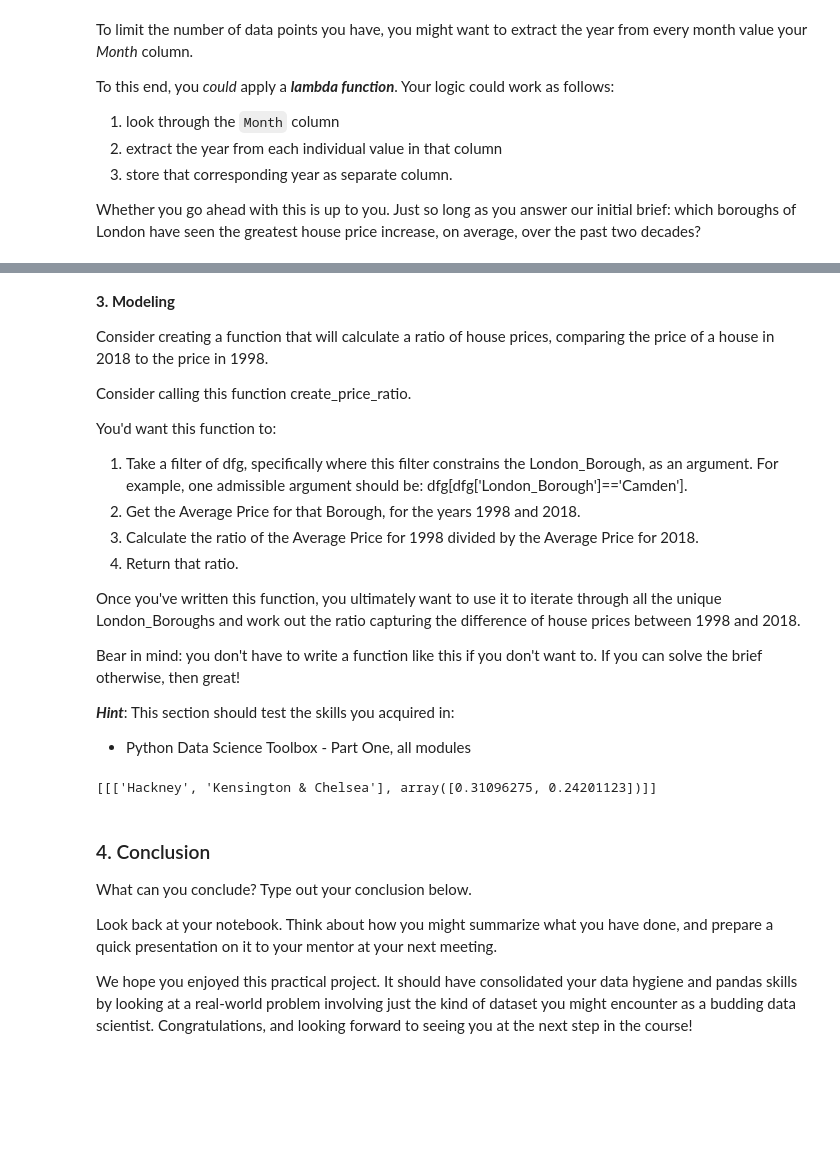
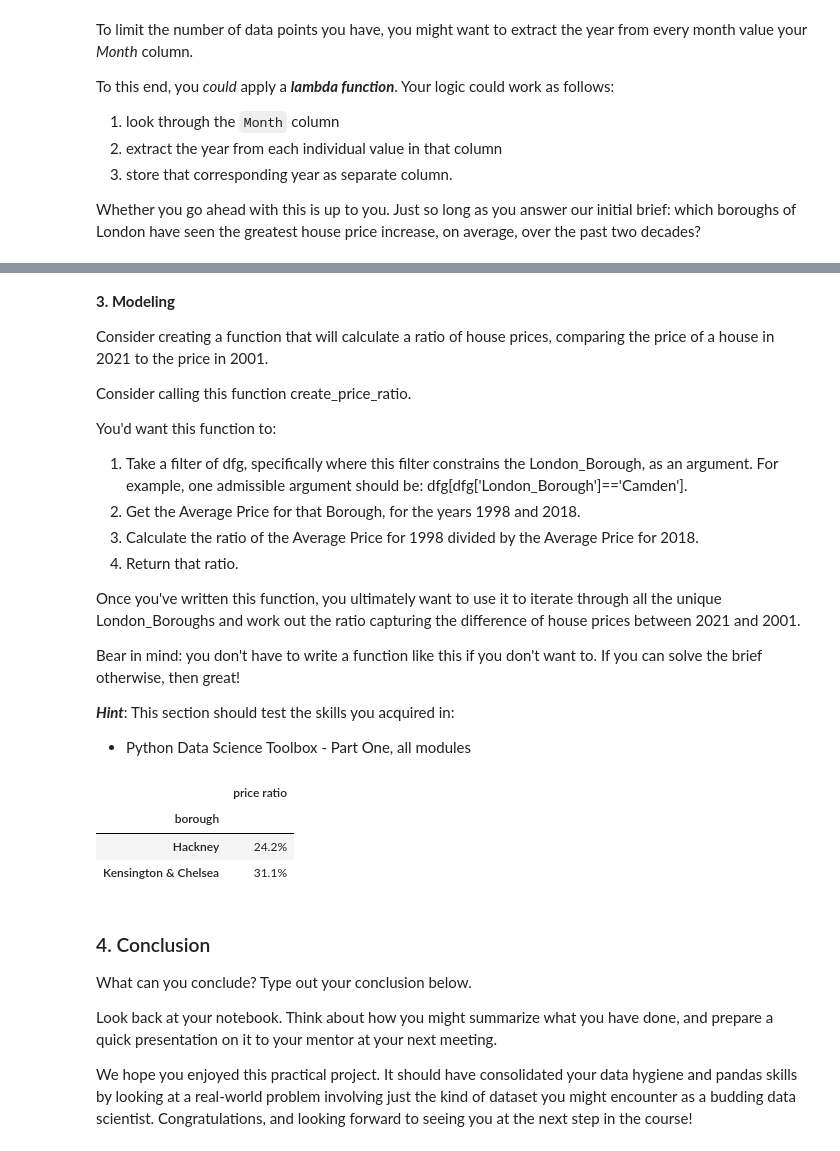
Before and after one commit to andrewyewcy/Springboard, a Jupyter notebook: Unit 4 Challenge - Tier 3.ipynb, the cells around one changed output, grey strips where cells are left out. Drawn from its saved outputs; the diff is of its cells as text; code cells hidden in the pictures; blank space fills up the shorter version.

```diff
--- a/Unit 4 Challenge - Tier 3.ipynb
+++ b/Unit 4 Challenge - Tier 3.ipynb
@@ -300,7 +325,7 @@ Sorted by Diff % in descending order, the Average House Prices for London boroug
 # %% [markdown]
 **3. Modeling**
 
-Consider creating a function that will calculate a ratio of house prices, comparing the price of a house in 2018 to the price in 1998.
+Consider creating a function that will calculate a ratio of house prices, comparing the price of a house in 2021 to the price in 2001.
 
 Consider calling this function create_price_ratio.
 
@@ -310,7 +335,7 @@ You'd want this function to:
 4. Calculate the ratio of the Average Price for 1998 divided by the Average Price for 2018.
 5. Return that ratio.
 
-Once you've written this function, you ultimately want to use it to iterate through all the unique London_Boroughs and work out the ratio capturing the difference of house prices between 1998 and 2018.
+Once you've written this function, you ultimately want to use it to iterate through all the unique London_Boroughs and work out the ratio capturing the difference of house prices between 2021 and 2001.
 
 Bear in mind: you don't have to write a function like this if you don't want to. If you can solve the brief otherwise, then great!
 
@@ -319,29 +344,27 @@ Bear in mind: you don't have to write a function like this if you don't want to.
 # %%
 def create_price_ratio(borough, period1, period2):
     """this function takes in 3 arguments: the borough, period1, period2 and returns the price ratio"""
     tablex = []
 
     fil1 = prop_clean['date'].isin(period1)
     fil2 = prop_clean['date'].isin(period2)
     fil3 = prop_clean['borough'].isin(borough)
 
     p1 = prop_clean[fil1 & fil3]['avg_price'].values
     p2 = prop_clean[fil2 & fil3]['avg_price'].values
 
-    ratio = p1 / p2
-    tablex.append([borough,ratio])
-    return tablex
+    ratio = p1/p2*100
+    ratio_table = pd.DataFrame(zip(borough,ratio[::-1]),columns = ['borough','price ratio'])
+    ratio_table_indexed = ratio_table.set_index('borough')
 
-#    for i in borough :
-#        fil1 = prop_clean['date'].isin(period)
-#        ratio_list.append(prop_clean['borough'])
-#
-#    return ratio_list
-#prop_clean['borough'] == i
+    return ratio_table_indexed.style.format({'price ratio':'{0:,.1f}%'})
 
 create_price_ratio(["Hackney", "Kensington & Chelsea"], ["2001-08"], ["2021-08"])
 # %% [output]
-[[['Hackney', 'Kensington & Chelsea'], array([0.31096275, 0.24201123])]]
+|  | price ratio |
+| borough |  |
+| Hackney | 24.2% |
+| Kensington & Chelsea | 31.1% |
 # %% [markdown]
 ### 4. Conclusion
 What can you conclude? Type out your conclusion below.
```
Also changed, not shown: parts of 11 cells of this notebook.
